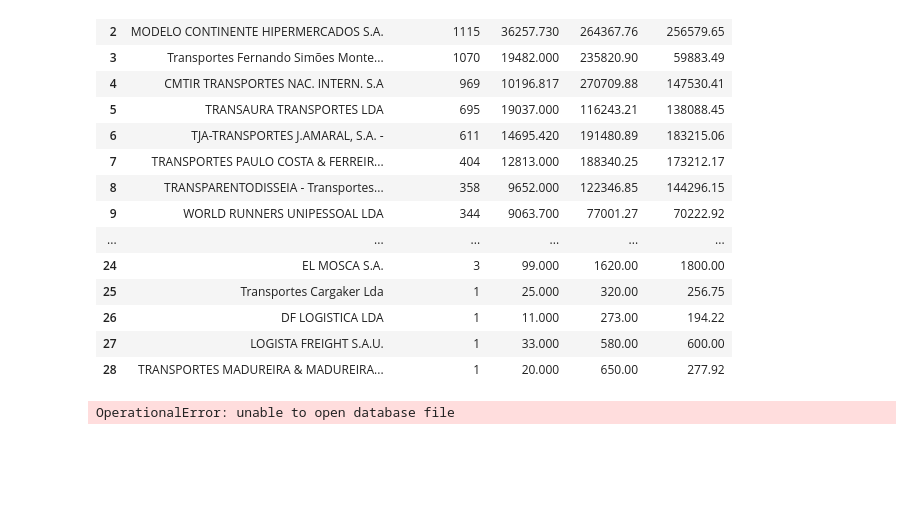
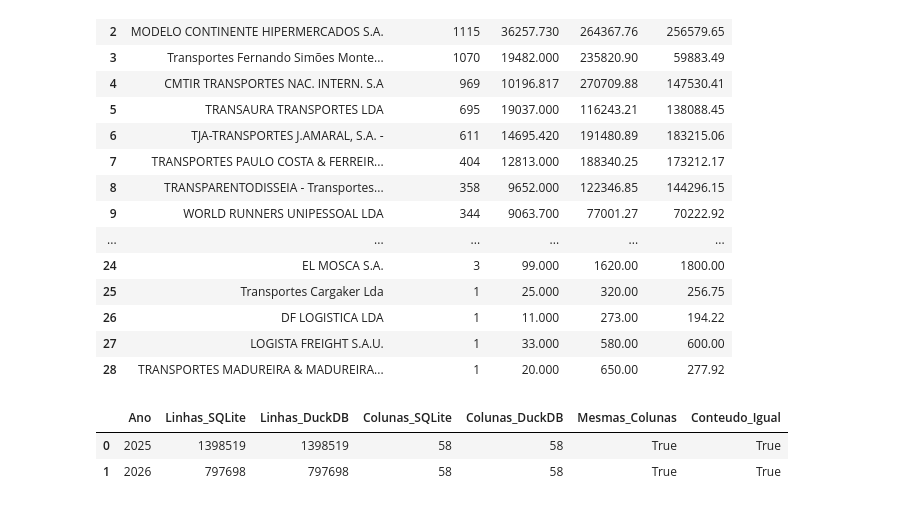
Before and after one commit to ruben-filipe-rocha/Salvesen, a Jupyter notebook: teste.ipynb, the cells around one changed output. Cells and saved outputs as stored; diff of their text form; code cells hidden in the pictures; blank space fills up the shorter version.

```diff
--- a/teste.ipynb
+++ b/teste.ipynb
@@ -57,7 +57,7 @@ import duckdb
 import pandas as pd
 
 BASE = Path(
-    r"C:\Users\LISARR\OneDrive - Salvesen Logística S.A\python\00.DB\2026.duckdb"
+    r"C:\Users\LISARR\OneDrive - Salvesen Logística S.A\python\00.DB"
 )
 
 BASES = {
@@ -108,31 +108,33 @@ for ano, cfg in BASES.items():
 
     hash_ddb = pd.util.hash_pandas_object(
         df_ddb,
         index=False
     ).sort_values().reset_index(drop=True)
 
     conteudo_igual = hash_sql.equals(hash_ddb)
 
     resultado.append({
         "Ano": ano,
         "Linhas_SQLite": len(df_sql),
         "Linhas_DuckDB": len(df_ddb),
         "Colunas_SQLite": len(df_sql.columns),
         "Colunas_DuckDB": len(df_ddb.columns),
         "Mesmas_Colunas": mesmas_colunas,
         "Conteudo_Igual": conteudo_igual,
     })
 
     sql.close()
     ddb.close()
 
 
 # ==========================
 # 3. Resultado
 # ==========================
 
 df_validacao = pd.DataFrame(resultado)
 
 df_validacao
 # %% [output]
-OperationalError: unable to open database file
+|  | Ano | Linhas_SQLite | Linhas_DuckDB | Colunas_SQLite | Colunas_DuckDB | Mesmas_Colunas | Conteudo_Igual |
+| 0 | 2025 | 1398519 | 1398519 | 58 | 58 | True | True |
+| 1 | 2026 | 797698 | 797698 | 58 | 58 | True | True |
```
Also changed, not shown: 1 other file.
